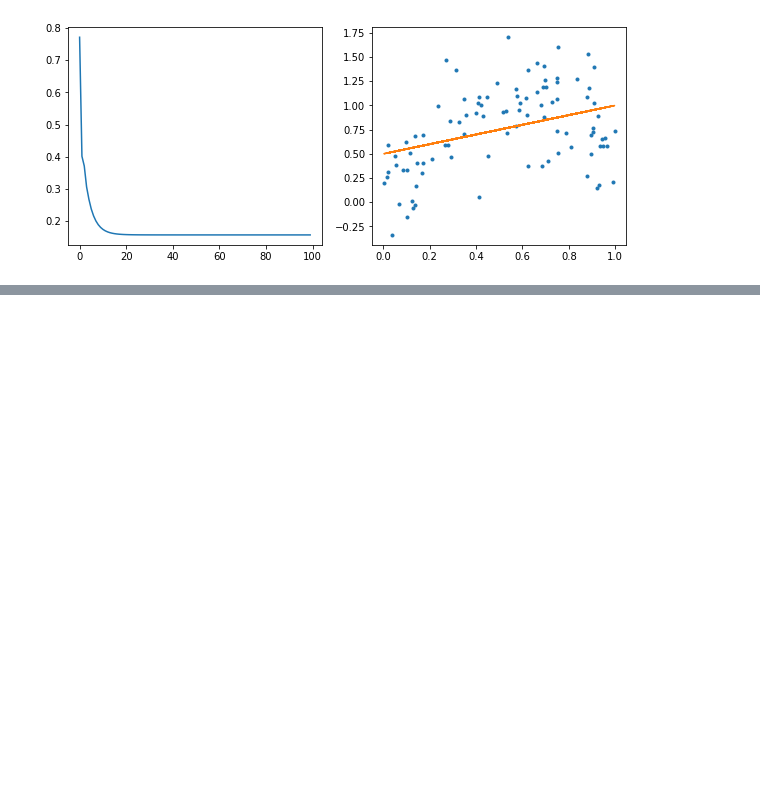
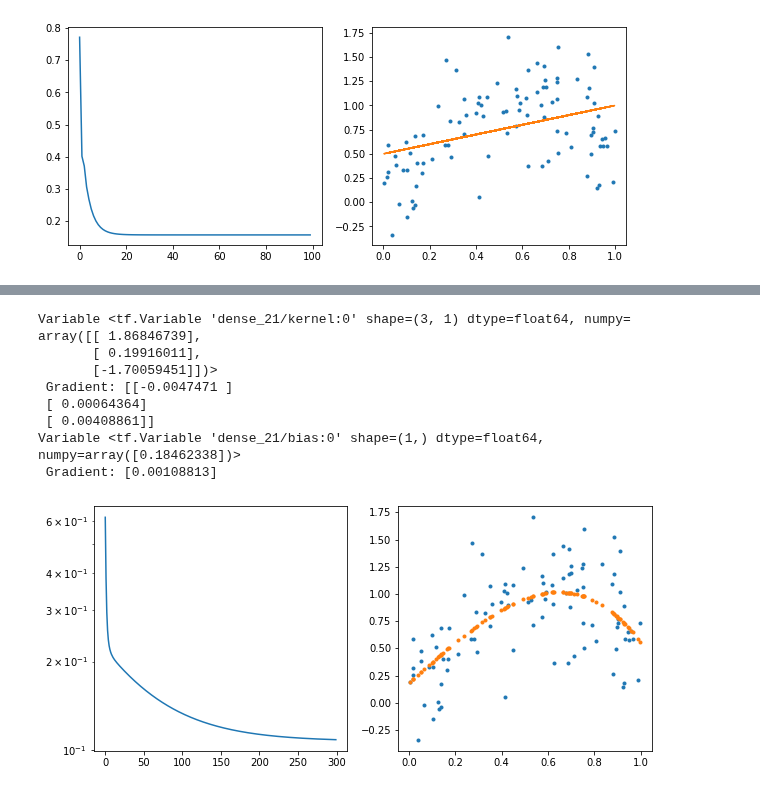
Before and after one commit to khakhalin/Sketches, a Jupyter notebook: tf_experiments/05_gradient_tape.ipynb, the cells around one changed output, grey strips where cells are left out. Drawn from its saved outputs; the diff is of its cells as text; code cells hidden in the pictures; blank space fills up the shorter version.

Commit message:
more gradient tape experiments

```diff
--- a/tf_experiments/05_gradient_tape.ipynb
+++ b/tf_experiments/05_gradient_tape.ipynb
@@ -145,0 +144,44 @@ Variable <tf.Variable 'dense_34/bias:0' shape=(1,) dtype=float64, numpy=array([0
+# %%
+# Similar, but curvilinear fit
+
+x =      tf.constant(xdata[:,None], dtype=tf.float64) # Make it mindim=2 kind of vector
+ytrain = tf.constant(ydata, dtype=tf.float64)
+tf.keras.backend.set_floatx('float64') # Just to suppress warnings about float32 <-> float64 transitions
+
+layer = tf.keras.layers.Dense(1, activation='linear') # Input dim = 2 now
+optimizer = tf.keras.optimizers.SGD(learning_rate = 0.5)
+
+n_steps = 300
+memory = np.zeros(n_steps)
+for i in range(n_steps):
+    with tf.GradientTape() as tape:
+        # tape.watch(layer.variables) # Not sure if this one is needed.
+        y = layer(tf.concat((x, x**2, x**3), axis=1))
+        loss = tf.math.reduce_mean((tf.squeeze(y)-ytrain)**2)
+
+    grad = tape.gradient(loss, layer.trainable_variables)
+    optimizer.apply_gradients(zip(grad, layer.trainable_variables))
+    memory[i]= loss.numpy()
+
+    if (i==n_steps-1):
+        for v,g in zip(layer.trainable_variables, grad):
+            print(f"Variable {v}\n Gradient: {g}")
+
+plt.figure(figsize=(10, 4.5))
+plt.subplot(121);
+plt.plot(memory);
+plt.semilogy()
+plt.subplot(122);
+plt.plot(xtemp, ytemp, '.');
+plt.plot(xtemp, y, '.');
+# %% [output]
+Variable <tf.Variable 'dense_21/kernel:0' shape=(3, 1) dtype=float64, numpy=
+array([[ 1.86846739],
+       [ 0.19916011],
+       [-1.70059451]])>
+ Gradient: [[-0.0047471 ]
+ [ 0.00064364]
+ [ 0.00408861]]
+Variable <tf.Variable 'dense_21/bias:0' shape=(1,) dtype=float64, numpy=array([0.18462338])>
+ Gradient: [0.00108813]
+[figure, added]
```
Also changed, not shown: parts of 1 cell of this notebook, 3 other files.
